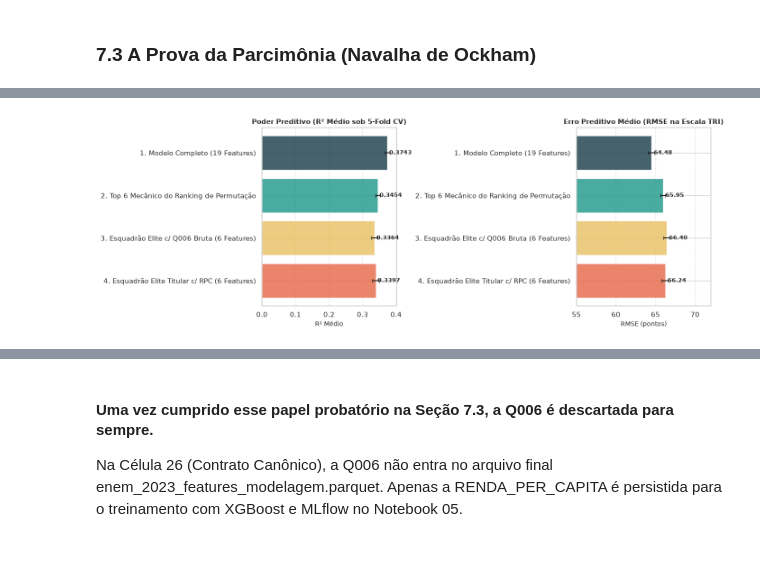
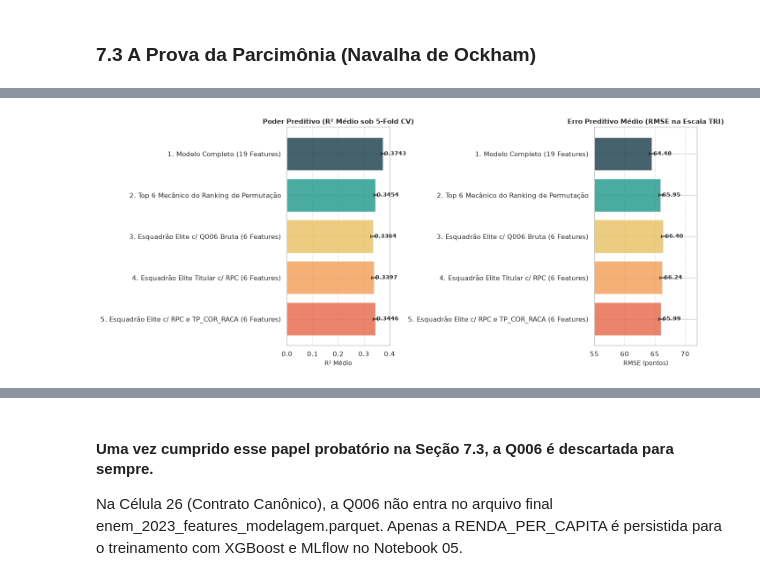
Before and after one commit to Prof-Saulo-Santos/mba-tcc-enem, a Jupyter notebook: notebooks/03_engenharia_features.ipynb, the cells around one changed output, grey strips where cells are left out. Saved outputs shown, nothing was run; the diff lists cells and outputs as text; code cells hidden in the pictures; blank space fills up the shorter version.

Commit message:
docs(nb03): simplifica tabela de parcimonia, adiciona cenario 5 A/B com TP_COR_RACA e documenta schema freeze v1.0

```diff
--- a/notebooks/03_engenharia_features.ipynb
+++ b/notebooks/03_engenharia_features.ipynb
@@ -1103,12 +1109,10 @@ if 'df_ml' not in globals() or 'features' not in globals():
     )
 
 print("=" * 105)
-print(
-    f"BENCHMARK DE PARCIMÔNIA E COMPARAÇÃO DE CENÁRIOS (5-FOLD CV — ALVO: {target_oficial})"
-)
+print(f"BENCHMARK DE PARCIMÔNIA E COMPARAÇÃO DE CENÁRIOS (5-FOLD CV — ALVO: {target_oficial})")
 print("=" * 105)
 
-# 1. Definição dos 4 Cenários Experimentais
+# 1. Definição dos 5 Cenários Experimentais
 cenarios = {
     f"1. Modelo Completo ({len(features)} Features)": features,
     "2. Top 6 Mecânico do Ranking de Permutação": [
@@ -1135,6 +1139,19 @@ cenarios = {
         "TP_SEXO",
         "Q002",
     ],
+    # ── 5ª Opção Solicitada: 1º Grupo de Elite + TP_COR_RACA ──────────────────
+    "5. Esquadrão Elite c/ RPC e TP_COR_RACA (6 Features)": [
+        "RENDA_PER_CAPITA",
+        "Q024",
+        "TP_ANO_CONCLUIU",
+        "TP_LINGUA",
+        "Q002",
+        "TP_COR_RACA",
+    ],
+    # Caso prefira testar o Titular + Raça, basta descomentar este e comentar o de cima:
+    # "5. Esquadrão Titular c/ Raça e RPC (7 Features)": [
+    #     "RENDA_PER_CAPITA", "Q024", "TP_ANO_CONCLUIU", "TP_LINGUA", "TP_SEXO", "Q002", "TP_COR_RACA"
+    # ]
 }
 
 # 2. Amostragem Representativa para Validação Cruzada
@@ -1195,10 +1212,20 @@ df_benchmark["Redução Fit (%)"] = (
     (fit_ref - df_benchmark["Fit Médio (s)"]) / fit_ref
 ) * 100
 
-print("═" * 125)
+# Seleção das 6 colunas essenciais para apresentação limpa e executiva (Opção 1)
+colunas_exibicao = [
+    "Cenário",
+    "N Features",
+    "R² Médio",
+    "RMSE Médio",
+    "Δ R² (p.p.)",
+    "Δ RMSE (pts)",
+]
+
+print("═" * 90)
 print("TABELA COMPARATIVA DE PARCIMÔNIA (5-FOLD CROSS-VALIDATION PAREADA)")
-print("═" * 125)
-display(df_benchmark.round(4))
+print("═" * 90)
+display(df_benchmark[colunas_exibicao].round(4))
 
 # 5. Síntese do Compromisso de Engenharia (Trade-off)
 r2_titular = df_benchmark.loc[3, "R² Médio"]
@@ -1239,14 +1266,8 @@ print(
 print(
     f"• Diferença média de RMSE         : {diff_mecanico_rmse:.2f} pontos na escala TRI."
 )
-print(
-    "  (As diferenças observadas foram relativamente pequenas; o conjunto titular representa uma hipótese"
-)
-print(
-    "  operacional motivada por critérios de estabilidade e equidade, embora equivalência formal não tenha sido testada)."
-)
 
-# 6. Comparação Pareada Fold a Fold: RPC vs. Q006 (Ajuste Solicitado)
+# 6. Comparação Pareada Fold a Fold: RPC vs. Q006
 nome_q006 = list(cenarios.keys())[2]
 nome_titular = list(cenarios.keys())[3]
 
@@ -1260,20 +1281,12 @@ diff_rmse_rpc_q006 = (
 print("\n" + "─" * 90)
 print("COMPARAÇÃO PAREADA: ESQUADRÃO RPC vs. ESQUADRÃO COM Q006 BRUTA")
 print("─" * 90)
-print(
-    "• Diferenças de R² por fold (RPC - Q006 em p.p.):",
-    np.round(diff_r2_rpc_q006 * 100, 4),
-)
-print(
-    "• Diferenças de RMSE por fold (RPC - Q006 em pts):",
-    np.round(diff_rmse_rpc_q006, 4),
-)
-print(f"• R²: diferença média = {diff_r2_rpc_q006.mean() * 100:+.2f} p.p.")
+print(f"• R²  : diferença média = {diff_r2_rpc_q006.mean() * 100:+.2f} p.p.")
 print(f"• RMSE: diferença média = {diff_rmse_rpc_q006.mean():+.2f} pontos TRI")
 
-# 7. Visualização Gráfica Comparativa
-fig, (ax1, ax2) = plt.subplots(1, 2, figsize=(14, 5))
-cores = ["#264653", "#2a9d8f", "#e9c46a", "#e76f51"]
+# 7. Visualização Gráfica Comparativa (Ajustado para 5 Cenários)
+fig, (ax1, ax2) = plt.subplots(1, 2, figsize=(14, 6))
+cores = ["#264653", "#2a9d8f", "#e9c46a", "#f4a261", "#e76f51"]
 
 # R²
 barras1 = ax1.barh(
@@ -1350,33 +1363,6 @@ print(
     f"     e em {reducao_tempo_fit:.1f}% o tempo médio de fit nesta execução, com perda observada de "
     f"{perda_r2_pp:.2f} p.p. no R² e aumento de {aumento_rmse:.2f} pontos no RMSE."
 )
-print(
-    "\n2. Avaliação da Engenharia de Features Socioeconômica:"
-)
-print(
-    "   • Nesta validação cruzada, o Esquadrão Titular com 'RENDA_PER_CAPITA' apresentou R² médio superior"
-)
-print(
-    "     e RMSE médio inferior aos do cenário com 'Q006'. A diferença observada é pequena e não constitui,"
-)
-print(
-    "     isoladamente, prova de superioridade estatística da variável engenhada."
-)
-print(
-    "\n3. Racional de Engenharia e Próximos Passos (Transição para o Notebook 05):"
-)
-print(
-    "   • A inclusão de 'TP_SEXO' permite investigar diferenças de desempenho entre grupos demográficos,"
-)
-print(
-    "     desde que sejam realizadas avaliações específicas de equidade. Sua presença, isoladamente, não elimina vieses algorítmicos."
-)
-print(
-    "   • A decisão pelo conjunto reduzido é uma decisão de engenharia baseada no compromisso entre desempenho e simplicidade,"
-)
-print(
-    "     adotada como hipótese de modelagem a ser avaliada definitivamente no protocolo final do Notebook 05."
-)
 # %% [output]
 =========================================================================================================
 BENCHMARK DE PARCIMÔNIA E COMPARAÇÃO DE CENÁRIOS (5-FOLD CV — ALVO: TARGET_M4)
@@ -1408,5 +1395,5 @@ COMPARAÇÃO EXPLORATÓRIA: ESQUADRÃO TITULAR vs. TOP 6 DO RANKING DE PERMUTAÇ
 • RMSE: diferença média = -0.17 pontos TRI
-[figure, old version]
+[figure, new version]
 ──────────────────────────────────────────────────────────────────────────────────────────
 CONCLUSÃO METODOLÓGICA DA SEÇÃO 7.3 (A ESCOLHA DO MODELO REDUZIDO):
 ──────────────────────────────────────────────────────────────────────────────────────────
```
Also changed, not shown: parts of 2 cells of this notebook.
